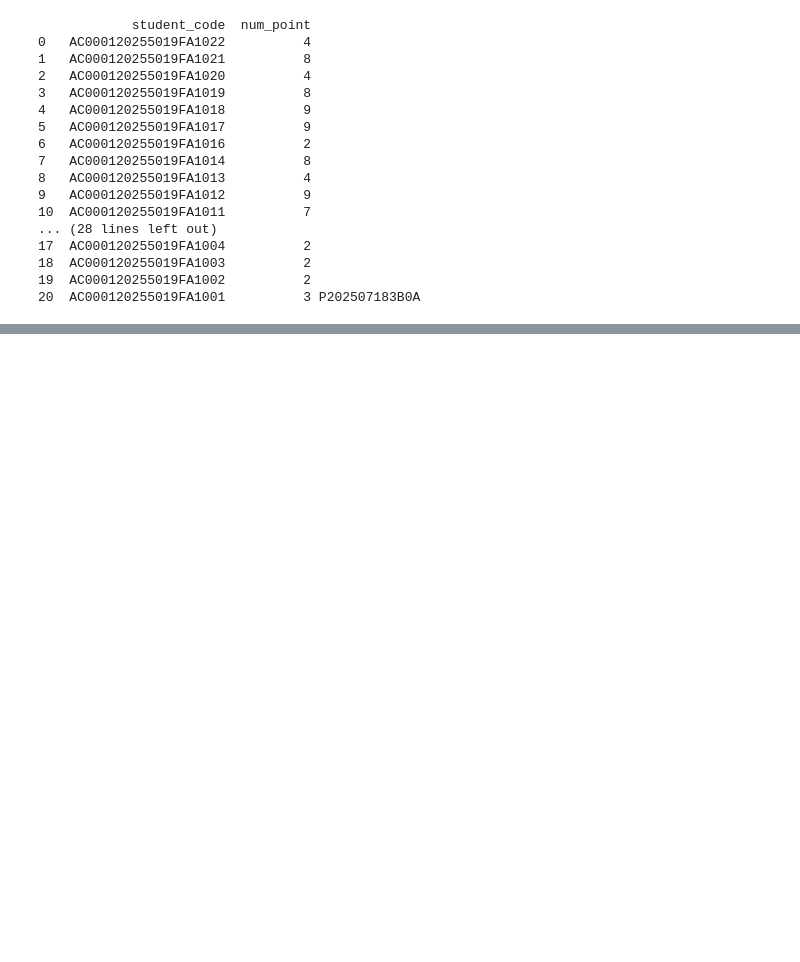
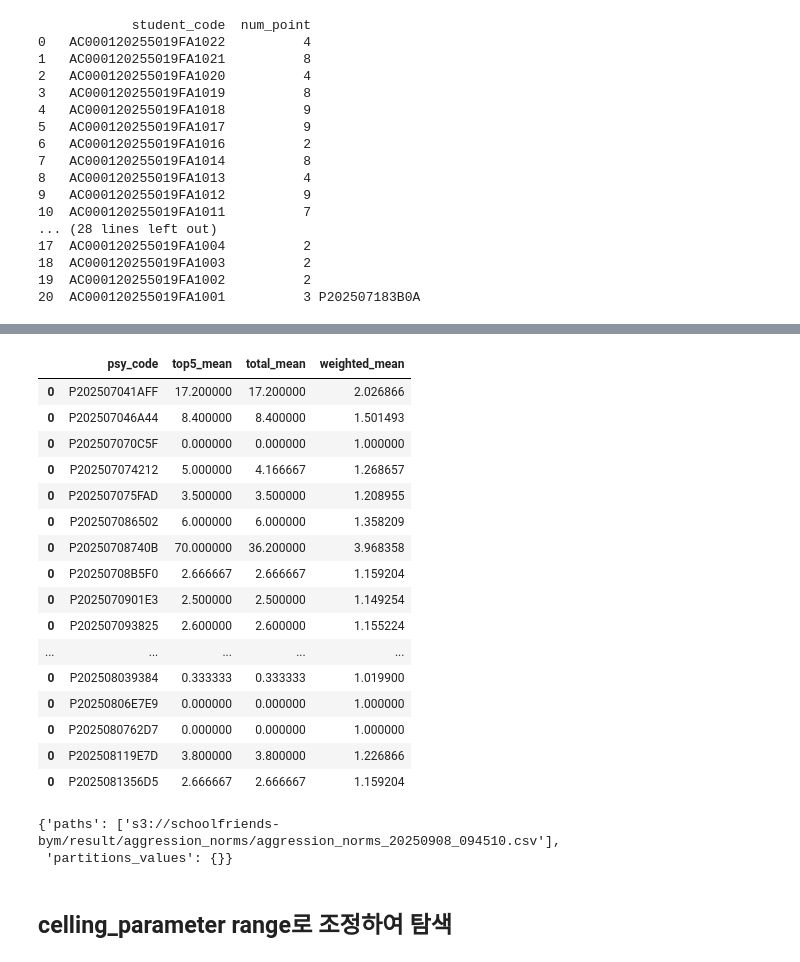
Before and after one commit to Byumin/aws_etl, a Jupyter notebook: schoolfriends/scoring_etl.ipynb, the cells around one changed output, grey strips where cells are left out. Drawn from its saved outputs; the diff is of its cells as text; code cells hidden in the pictures; blank space fills up the shorter version.

```diff
--- a/schoolfriends/scoring_etl.ipynb
+++ b/schoolfriends/scoring_etl.ipynb
@@ -122,8 +121,9 @@ print(n14_point_df, psy_code)
 19  AC000120255019FA1002          2
 20  AC000120255019FA1001          3 P202507183B0A
 # %%
-def aggression_norms(df) :
+def aggression_norms(df, celling_parameter=67) :
     import pandas as pd
+    student_list_obj, psy_code = student_list(df)
     aggression_point_df, psy_code = count_point(df, student_list_obj, ['4','5','6','7'])
     n14_point_df, psy_code = count_point(df, student_list_obj, ['14'])
 
@@ -135,8 +135,10 @@ def aggression_norms(df) :
     top5_mean = top5_aggression_norms_df['agg*14no_num_point'].mean()
     total_mean = aggression_norms_df['agg*14no_num_point'].mean()
     weighted_mean = 0.4 * (top5_mean) + 0.6 * (total_mean)
-    weighted_mean = 4 * ((min(max(weighted_mean, 0), 67)-0)/67)+1
+    weighted_mean = 4 * ((min(max(weighted_mean, 0), celling_parameter)-0)/celling_parameter)+1
     result_df = pd.DataFrame({'psy_code': [psy_code], 'top5_mean': [top5_mean], 'total_mean': [total_mean], 'weighted_mean': [weighted_mean]})
+    result_df['reg_date'] = pd.Timestamp.now()
+    result_df['purpose'] = f'"purpose=calibration;celling_parameter={celling_parameter};author=Yumin"'
     return result_df
 # %%
 result_df = aggression_norms(df)
@@ -151,0 +159,14 @@ print(result_df)
+# %%
+import awswrangler as wr
+df = wr.athena.read_sql_query(
+    """
+    select a.school_code, a.school_name, b.school_grade, b.school_num, b.class_name, c.psy_name, c.psy_code, c.close_yn, f.student_num, d.target_code, e.user_testing_no, e.question_no, e.student_code
+    from school_info a
+    inner join school_class b on a.school_code = b.school_code
+    inner join psy_class c on b.class_code = c.class_code
+    inner join psy_target d on c.class_code = d.class_code and c.psy_code = d.psy_code
+    inner join at_user_testing_paper_pn e on d.user_testing_no = e.user_testing_no
+    inner join school_student f on d.target_code = f.student_code and d.class_code = f.class_code
+    where c.close_yn = 'Y' and e.question_no in ('4','5','6','7','14')
+    """
+    , database="schoolfriends")
@@ -151,0 +189,27 @@ print(result_df)
+# %%
+import pandas as pd
+
+psy_code_grouped = df.groupby('psy_code')
+result_df = pd.DataFrame()
+for psy_code, group in psy_code_grouped :
+    result_df = pd.concat([result_df, aggression_norms(group)])
+# %%
+result_df
+# %% [output]
+|  | psy_code | top5_mean | total_mean | weighted_mean |
+| 0 | P202507041AFF | 17.200000 | 17.200000 | 2.026866 |
+| 0 | P202507046A44 | 8.400000 | 8.400000 | 1.501493 |
+| 0 | P202507070C5F | 0.000000 | 0.000000 | 1.000000 |
+| 0 | P202507074212 | 5.000000 | 4.166667 | 1.268657 |
+| 0 | P202507075FAD | 3.500000 | 3.500000 | 1.208955 |
+| 0 | P202507086502 | 6.000000 | 6.000000 | 1.358209 |
+| 0 | P20250708740B | 70.000000 | 36.200000 | 3.968358 |
+| 0 | P20250708B5F0 | 2.666667 | 2.666667 | 1.159204 |
+| 0 | P2025070901E3 | 2.500000 | 2.500000 | 1.149254 |
+| 0 | P202507093825 | 2.600000 | 2.600000 | 1.155224 |
+| ... | ... | ... | ... | ... |
+| 0 | P202508039384 | 0.333333 | 0.333333 | 1.019900 |
+| 0 | P20250806E7E9 | 0.000000 | 0.000000 | 1.000000 |
+| 0 | P2025080762D7 | 0.000000 | 0.000000 | 1.000000 |
+| 0 | P202508119E7D | 3.800000 | 3.800000 | 1.226866 |
+| 0 | P2025081356D5 | 2.666667 | 2.666667 | 1.159204 |
@@ -151,0 +220,6 @@ print(result_df)
+# %%
+# 결과를 S3에 저장
+wr.s3.to_csv(result_df, f's3://schoolfriends-bym/result/aggression_norms/aggression_norms_{pd.Timestamp.now().strftime("%Y%m%d_%H%M%S")}.csv', index=False)
+# %% [output]
+{'paths': ['s3://schoolfriends-bym/result/aggression_norms/aggression_norms_20250908_094510.csv'],
+ 'partitions_values': {}}
@@ -151,0 +228,2 @@ print(result_df)
+# %% [markdown]
+## celling_parameter range로 조정하여 탐색
```
Also changed, not shown: parts of 22 cells of this notebook, 5 other files.
